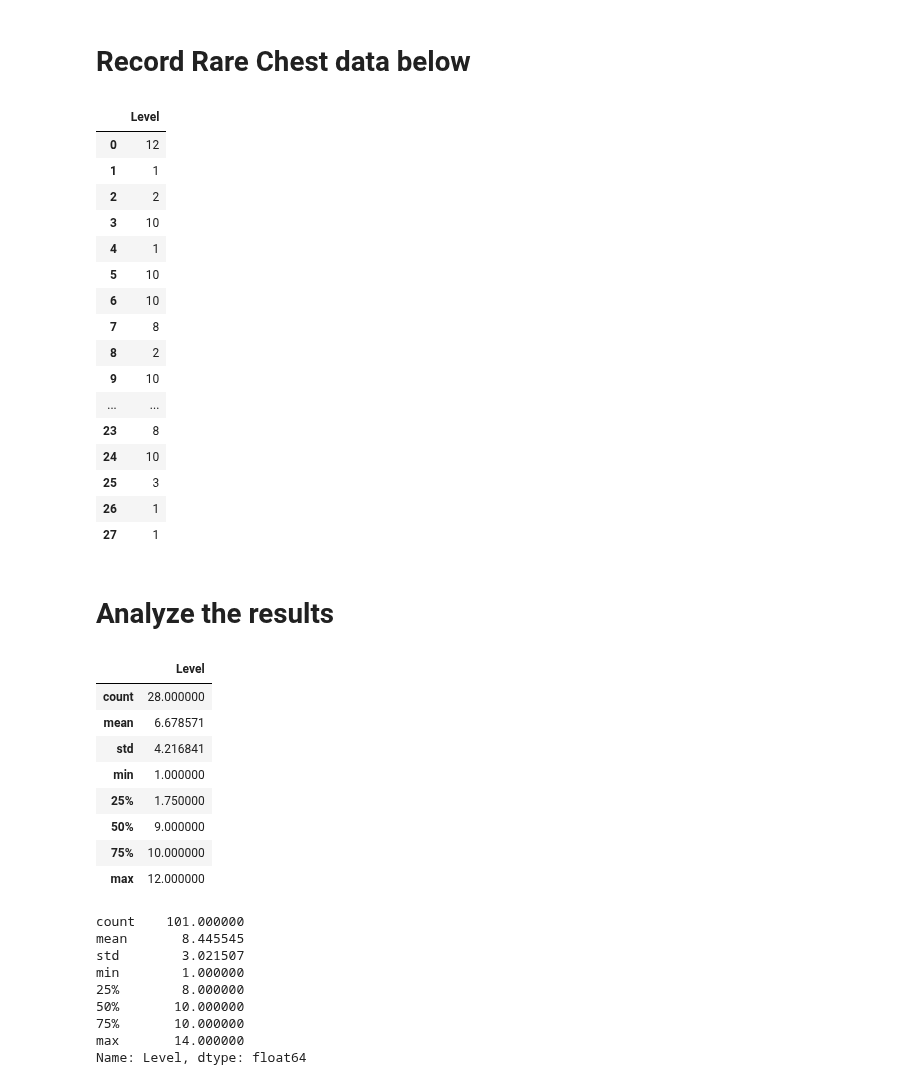
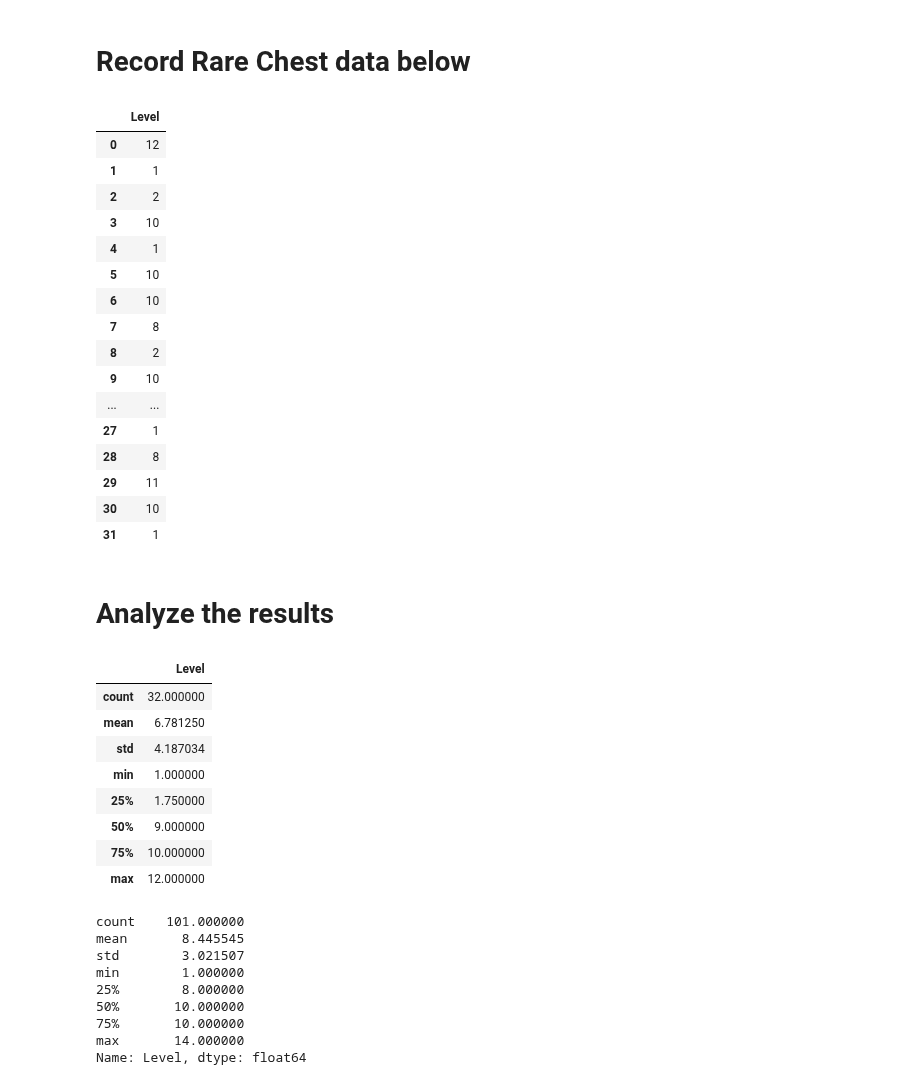
Before and after one commit to HausReport/MightyLogic, a Jupyter notebook: Notebooks/Powerfarming.ipynb, the cells around one changed output. Drawn from its saved outputs; the diff is of its cells as text; code cells hidden in the pictures.

```diff
--- a/Notebooks/Powerfarming.ipynb
+++ b/Notebooks/Powerfarming.ipynb
@@ -170,48 +170,48 @@ df['Level'] = df['Level'].astype(int)
 # %%
 #
 # Hall of Fame chests
 #
 rare_chest_levels = pd.DataFrame(
     [12,1,2,10,1,10,10,8,2,10,10,8,
      10,5,10, 12, 1, 10,1, 10, 1, 10,
-     10,8,10, 3, 1, 1],
+     10,8,10, 3, 1, 1, 8, 11,10,1],
     columns=["Level"])
 
 #
 # Can track other chest sources, or combine them
 #
 rare_journey_rewards_levels = pd.DataFrame([10,1,1,10,8,1,10,1], columns=["Level"])
 mercenary_summon_levels = pd.DataFrame([14,3,13,10,10], columns=["Level"])
 
 # Show rare chest levels tabularly
 rare_chest_levels
 # %% [output]
 |  | Level |
 | 0 | 12 |
 | 1 | 1 |
 | 2 | 2 |
 | 3 | 10 |
 | 4 | 1 |
 | 5 | 10 |
 | 6 | 10 |
 | 7 | 8 |
 | 8 | 2 |
 | 9 | 10 |
 | ... | ... |
-| 23 | 8 |
-| 24 | 10 |
-| 25 | 3 |
-| 26 | 1 |
 | 27 | 1 |
+| 28 | 8 |
+| 29 | 11 |
+| 30 | 10 |
+| 31 | 1 |
 # %% [markdown]
 # Analyze the results
 # %%
 rare_chest_levels.describe()
 # %% [output]
 |  | Level |
-| count | 28.000000 |
-| mean | 6.678571 |
-| std | 4.216841 |
+| count | 32.000000 |
+| mean | 6.781250 |
+| std | 4.187034 |
 | min | 1.000000 |
 | 25% | 1.750000 |
 | 50% | 9.000000 |
```
Also changed, not shown: parts of 7 cells of this notebook.
